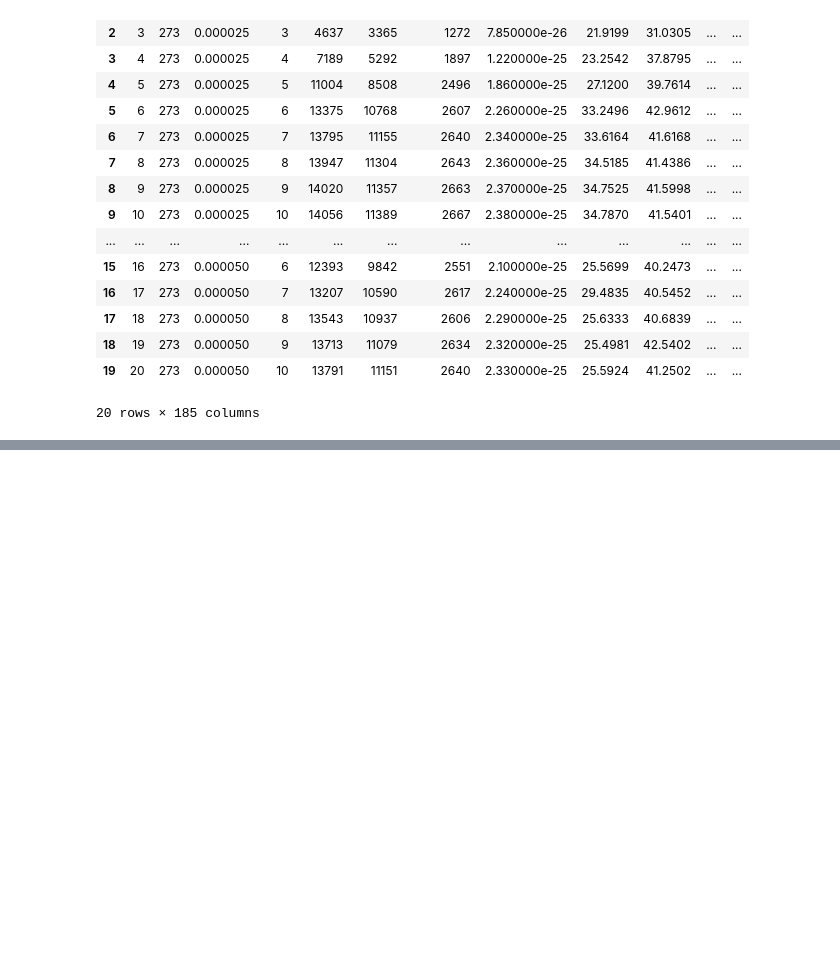
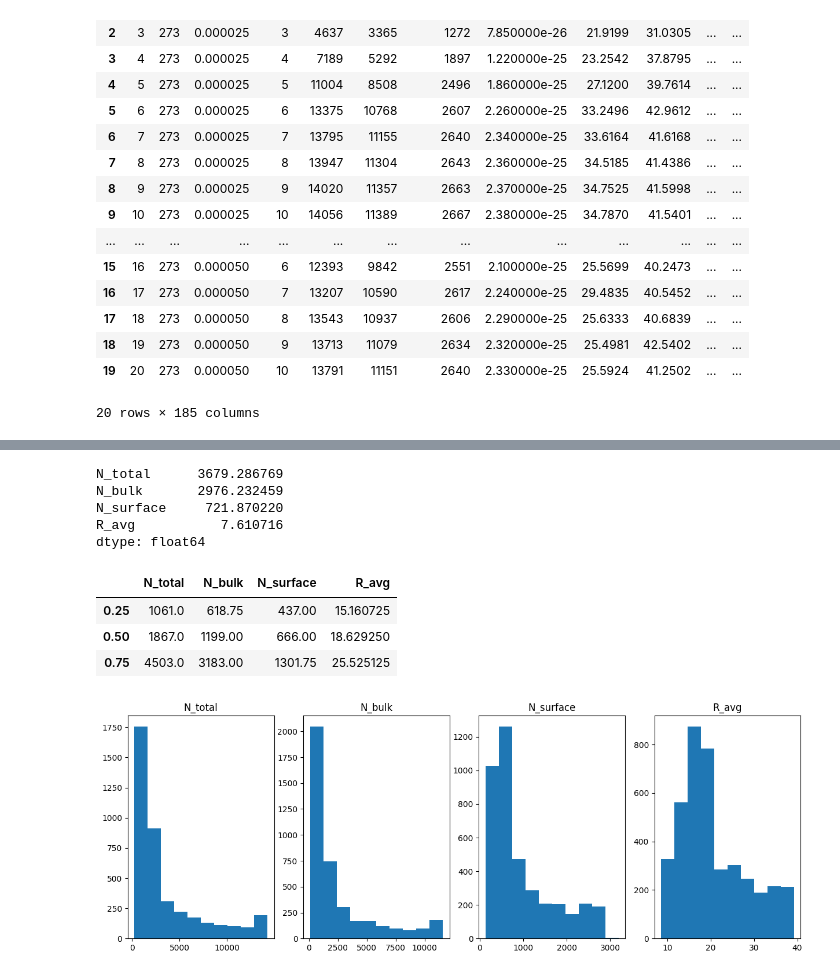
Before and after one commit to ThulinaWickramasinghe/DL_LAB_01, a Jupyter notebook: DL_Lab_Task2.ipynb, the cells around one changed output, grey strips where cells are left out. Cells and saved outputs as stored; diff of their text form; code cells hidden in the pictures; blank space fills up the shorter version.

```diff
--- a/DL_Lab_Task2.ipynb
+++ b/DL_Lab_Task2.ipynb
@@ -37,0 +44,26 @@ df2.mean()
+# %%
+#standard deviation
+df2.std()
+# %% [output]
+N_total      3679.286769
+N_bulk       2976.232459
+N_surface     721.870220
+R_avg           7.610716
+dtype: float64
+# %%
+#quartiles
+df2.quantile(q=[0.25, 0.5, 0.75], axis=0)
+# %% [output]
+|  | N_total | N_bulk | N_surface | R_avg |
+| 0.25 | 1061.0 | 618.75 | 437.00 | 15.160725 |
+| 0.50 | 1867.0 | 1199.00 | 666.00 | 18.629250 |
+| 0.75 | 4503.0 | 3183.00 | 1301.75 | 25.525125 |
+# %%
+# histograms
+fig, axes = plt.subplots(1, 4, figsize=(15, 5))
+for i in range(len(df2.columns)):
+    axes[i].hist(df2[df2.columns[i]])
+    axes[i].set_title(df2.columns[i])
+plt.show()
+# %% [output]
+[figure, added]
```
Also changed, not shown: parts of 3 cells of this notebook.
